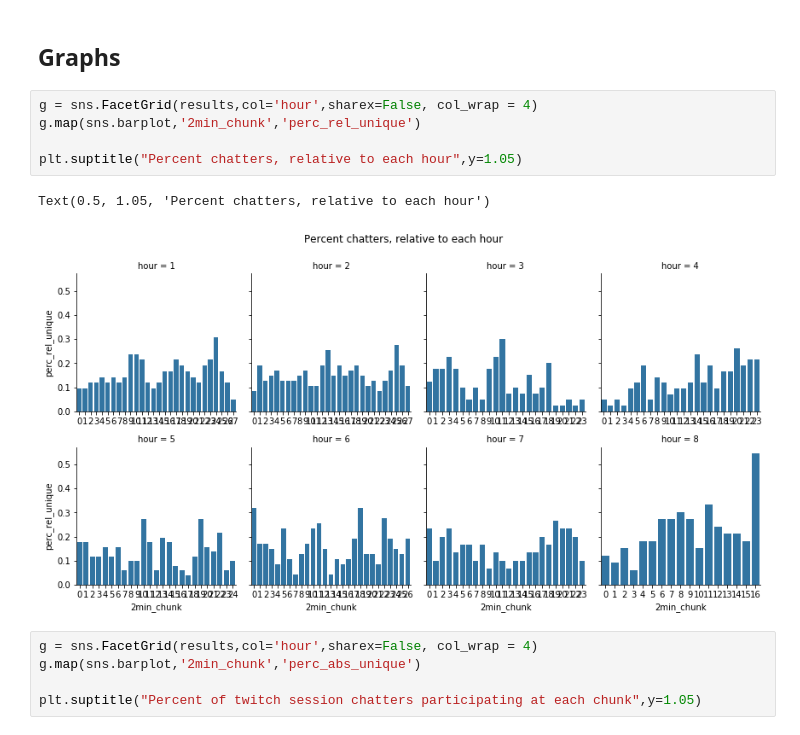
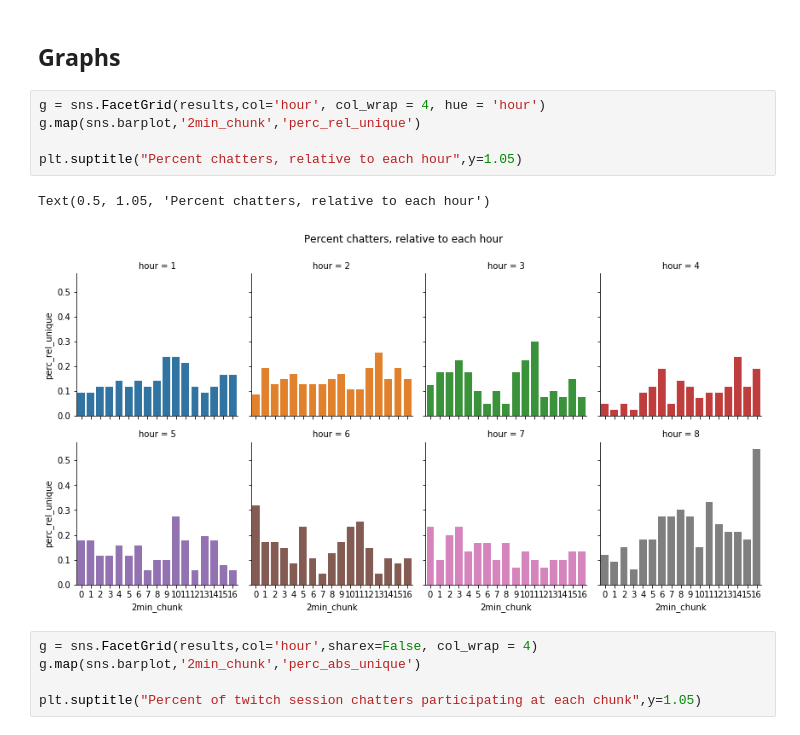
Before and after one commit to pillargg/pillar_algos, a Jupyter notebook: pillar.ipynb, the cells around one changed output. Saved outputs shown, nothing was run; the diff lists cells and outputs as text.

```diff
--- a/pillar.ipynb
+++ b/pillar.ipynb
@@ -361,13 +422,13 @@ save_json(json_results) # save as txt file
 # %% [markdown]
 ## Graphs
 # %%
-g = sns.FacetGrid(results,col='hour',sharex=False, col_wrap = 4)
+g = sns.FacetGrid(results,col='hour', col_wrap = 4, hue = 'hour')
 g.map(sns.barplot,'2min_chunk','perc_rel_unique')
 
 plt.suptitle("Percent chatters, relative to each hour",y=1.05)
 # %% [output]
 Text(0.5, 1.05, 'Percent chatters, relative to each hour')
-[figure, old version]
+[figure, new version]
 # %%
 g = sns.FacetGrid(results,col='hour',sharex=False, col_wrap = 4)
 g.map(sns.barplot,'2min_chunk','perc_abs_unique')
```
Also changed, not shown: parts of 35 cells of this notebook, 2 other files.
